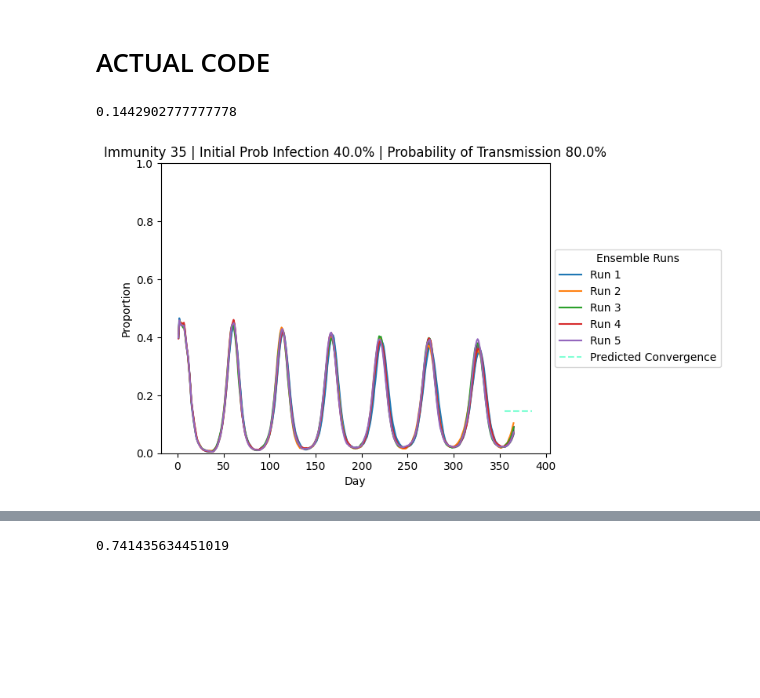
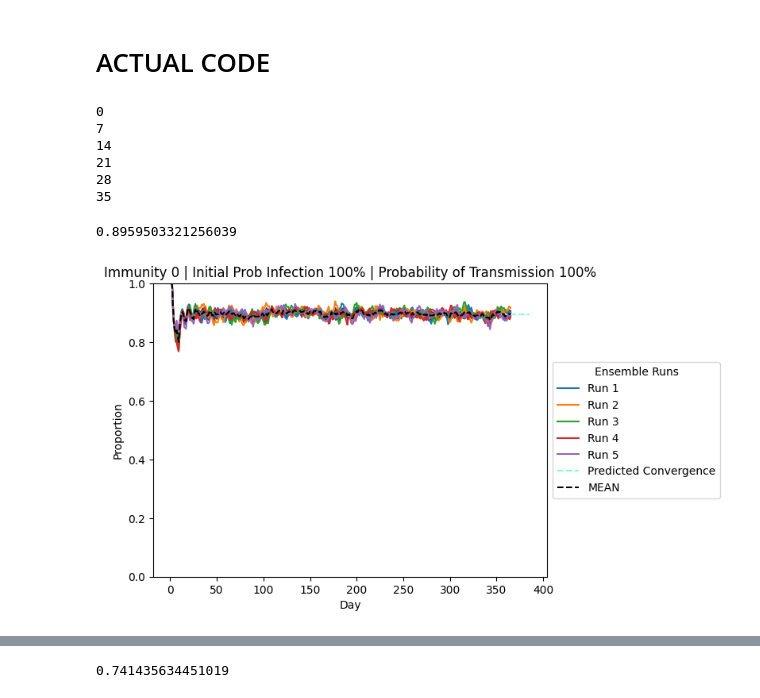
Before and after one commit to ashcansingh/MATH3024-Disease-Model, a Jupyter notebook: Project.ipynb, the cells around one changed output, grey strips where cells are left out. Drawn from its saved outputs; the diff is of its cells as text; code cells hidden in the pictures; blank space fills up the shorter version.

```diff
--- a/Project.ipynb
+++ b/Project.ipynb
@@ -105,6 +113,7 @@ Matplotlib is building the font cache; this may take a moment.
 ### 2.2 Global Variables
 # %%
 # GLOBAL VARIABLES
+DAYS = 365
 INITIAL_PROBABILITY_INFECTED = 0.35
 ROWS = COLS = 25
 PROBABILITY_OF_TRANSMISSION = 0.4
@@ -115,7 +124,7 @@ NATURAL_IMMUNITY = 5
 AGITATION_MAX = 10
 
 # POWER LAW DISTRIBTUTION
-x = np.arange(0, AGITATION_MAX)
+x = np.arange(1, AGITATION_MAX + 1)
 
 alpha = 4
 P_LAW_DIST = np.power(x, alpha) / np.sum(np.power(x, alpha))
@@ -346,7 +375,7 @@ def statistics_ensemble(all_results_dict, infection_key, immunity, initial_prob_
         x = np.arange(1, len(means) + 1)
 
         # Plot the mean values
-        plt.plot(x, means, label=f'Run {run_count + 1}', linestyle='-')
+        plt.plot(x, means, label=f'Run {run_count}', linestyle='-')
 
         # Plot the standard deviation as a shaded area
         # plt.fill_between(x, means - std_devs, means + std_devs, alpha=0.2)
@@ -354,12 +383,12 @@ def statistics_ensemble(all_results_dict, infection_key, immunity, initial_prob_
     ensemble_mean = np.mean(results, axis = 0)
     ensemble_std = np.std(results, axis = 0)
 
-    predicted_convergence = np.mean(ensemble_mean[-101:-1])
+    predicted_convergence = np.mean(ensemble_mean[-185:-1])
     print(predicted_convergence)
 
     plt.hlines(predicted_convergence, xmin = 355, xmax = 385, linestyle = '--', color = 'aquamarine', label = 'Predicted Convergence')
 
-    # plt.plot(x, ensemble_mean, label=f'MEAN', linestyle='--', color = 'black')
+    plt.plot(x, ensemble_mean, label=f'MEAN', linestyle='--', color = 'black')
     plt.fill_between(x, ensemble_mean - ensemble_std, ensemble_mean + ensemble_std, alpha=0.6, color = 'black')
 
     # x_err = x[::7]
@@ -417,26 +446,34 @@ infection_key = {}
 probs = [0.1, 0.2, 0.3, 0.4, 0.5, 0.6, 0.7, 0.8, 0.9, 1]
 immunities = [0, 7, 14, 21, 28, 35]
 
-for immunity in immunities[5:6]:
+for immunity in immunities:
     ensemble_runs[immunity] = {}
     NATURAL_IMMUNITY = immunity
-    for initial_prob_infect in probs[3:4]:
+    print(NATURAL_IMMUNITY)
+    for initial_prob_infect in probs:
         ensemble_runs[immunity][initial_prob_infect] = {}
         INITIAL_PROBABILITY_INFECTED = initial_prob_infect
 
-        for prob_transm in probs[7:8]:
+        for prob_transm in probs:
             infection_count = 0
             infection_key[prob_transm] = infection_count
             ensemble_runs[immunity][initial_prob_infect][prob_transm] = {}
             PROBABILITY_OF_TRANSMISSION = prob_transm
-            for run in range(5):
+            for run in range(1, 6):
                 ensemble_avg, ensemble_std = ensemble_run()
 
                 ensemble_runs[immunity][initial_prob_infect][prob_transm][run] = (ensemble_avg, ensemble_std)
 
             infection_count += 1
+# %% [output]
+0
+7
+14
+21
+28
+35
 # %%
-statistics_ensemble(ensemble_runs, infection_key, 35, 0.4, 0.8)
+statistics_ensemble(ensemble_runs, infection_key, 0, 1, 1)
 # %% [output]
-0.1442902777777778
+0.8959503321256039
-[figure, old version]
+[figure, new version]
```
Also changed, not shown: parts of 12 cells of this notebook.
